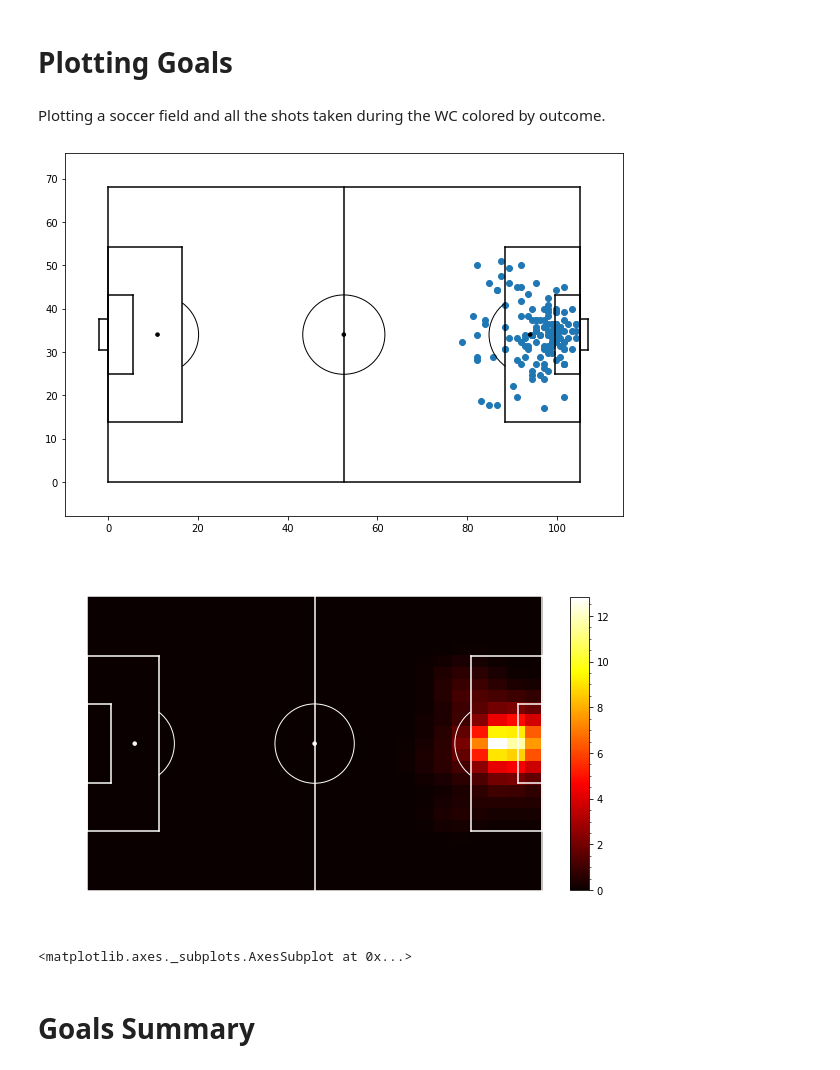
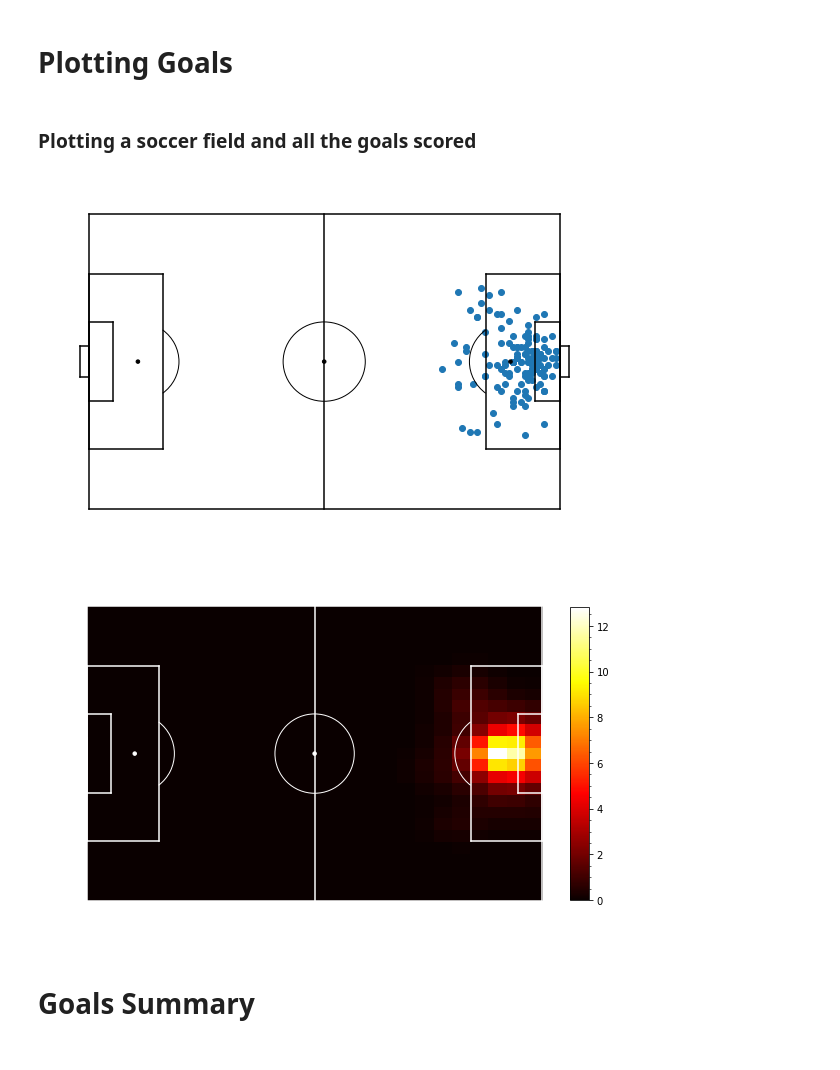
Before and after one commit to HLapendery/FootballAnalysis, a Jupyter notebook: 2018WorldCup.ipynb, the cells around one changed output. Saved outputs shown, nothing was run; the diff lists cells and outputs as text; code cells hidden in the pictures.

```diff
--- a/2018WorldCup.ipynb
+++ b/2018WorldCup.ipynb
@@ -114,21 +114,21 @@ matplotsoccer.heatmap(hm,cmap="hot",linecolor="white",cbar=True,figsize=10)
 # %% [markdown]
 # Plotting Goals
 # %% [markdown]
-Plotting a soccer field and all the shots taken during the WC colored by outcome.
+### Plotting a soccer field and all the goals scored
 # %%
 matplotsoccer.field(figsize=10, show=False)
 x = df['x'][df['outcome'] == "Goal" ]
 y = df['y'][df['outcome'] == "Goal"]
 plt.scatter(x, y)
-plt.axis("on")
-plt.show()
+plt.axis("off")
+
 hm = matplotsoccer.count(x, y,n=25,m=25) # Construct a 25x25 heatmap from x,y-coordinates
 hm = scipy.ndimage.gaussian_filter(hm,1) # blur the heatmap
 matplotsoccer.heatmap(hm,cmap="hot",linecolor="white",cbar=True,figsize=10)
+plt.show()
 # %% [output]
-[figure, old version]
+[figure, new version]
 [figure]
-<matplotlib.axes._subplots.AxesSubplot at 0x...>
 # %% [markdown]
 # Goals Summary
 # %% [markdown]
```
Also changed, not shown: parts of 3 cells of this notebook.
